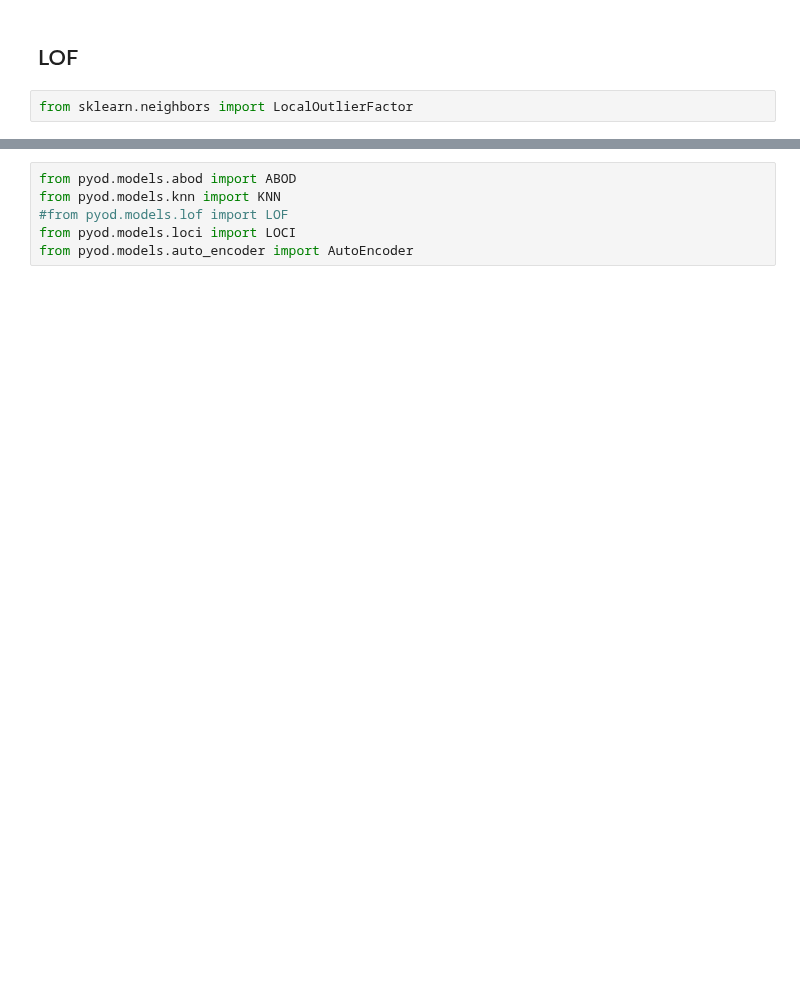
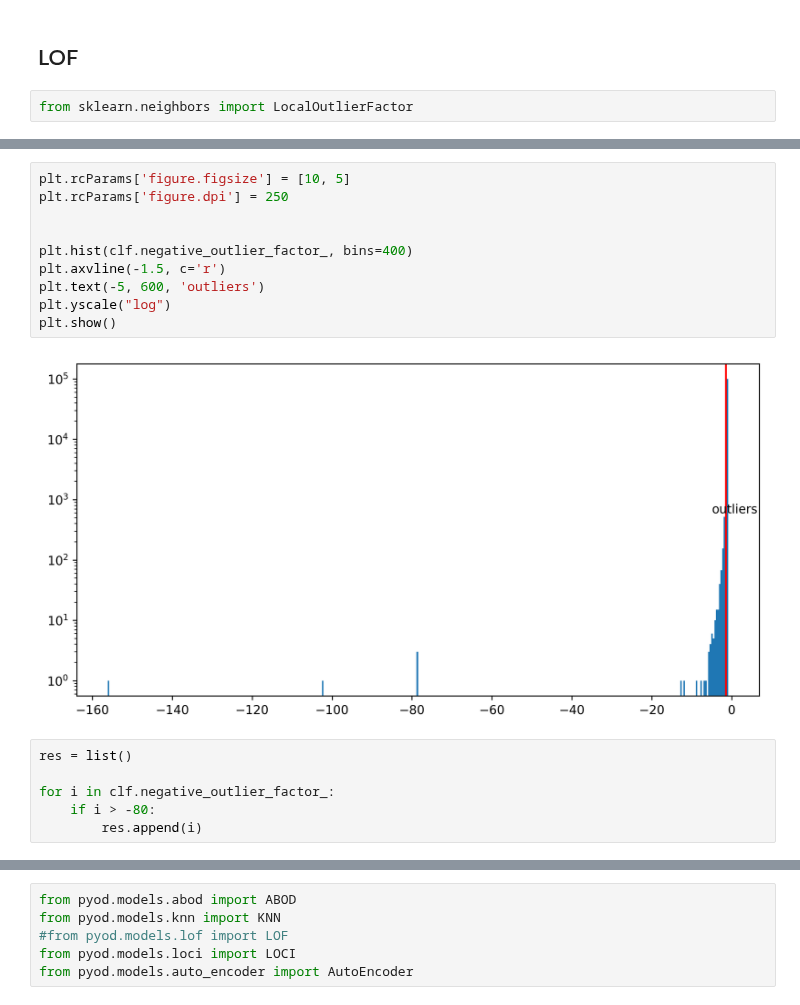
Before and after one commit to cri98li/Data-Mining-2-Project-ts-classification, a Jupyter notebook: outliers.ipynb, the cells around one changed output, grey strips where cells are left out. Cells and saved outputs as stored; diff of their text form; blank space fills up the shorter version.

```diff
--- a/outliers.ipynb
+++ b/outliers.ipynb
@@ -280 +72,19 @@ np.min(clf.negative_outlier_factor_[np.where(outliers==-1)])
+# %%
+plt.rcParams['figure.figsize'] = [10, 5]
+plt.rcParams['figure.dpi'] = 250
+
+
+plt.hist(clf.negative_outlier_factor_, bins=400)
+plt.axvline(-1.5, c='r')
+plt.text(-5, 600, 'outliers')
+plt.yscale("log")
+plt.show()
+# %% [output]
+[figure, added]
+# %%
+res = list()
+
+for i in clf.negative_outlier_factor_:
+    if i > -80:
+        res.append(i)
 # %%
```
Also changed, not shown: parts of 64 cells of this notebook, 2 other files.
